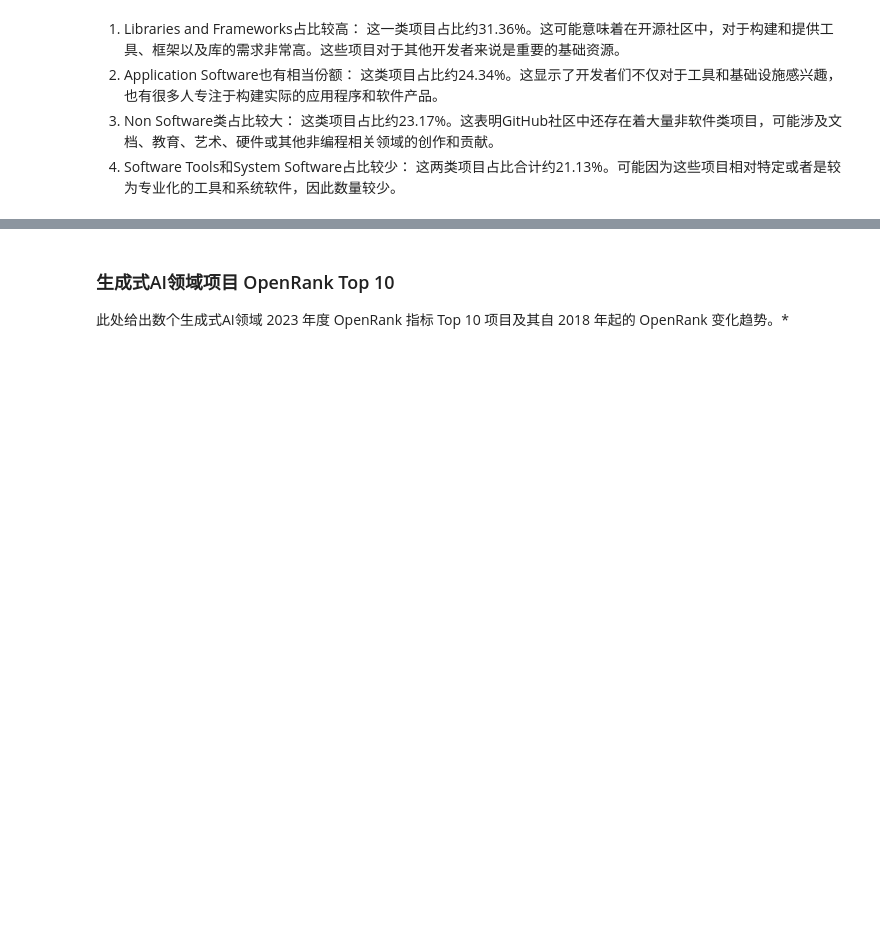
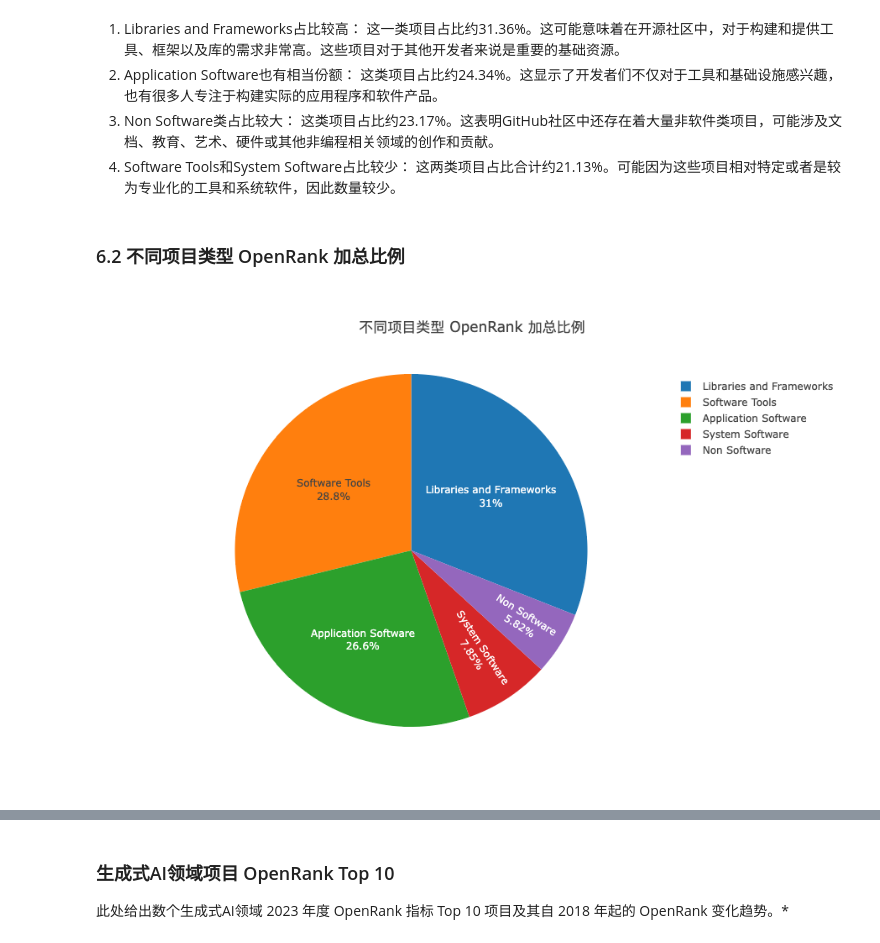
Before and after one commit to PureNatural/open-digger, a Jupyter notebook: notebook/China_open_source_techinical_report_2023.ipynb, the cells around one changed output, grey strips where cells are left out. Drawn from its saved outputs; the diff is of its cells as text; code cells hidden in the pictures; blank space fills up the shorter version.

```diff
--- a/notebook/China_open_source_techinical_report_2023.ipynb
+++ b/notebook/China_open_source_techinical_report_2023.ipynb
@@ -297,3 +297,26 @@ openDigger.index.activity.getRepoActivity({
 2. Application Software也有相当份额： 这类项目占比约24.34%。这显示了开发者们不仅对于工具和基础设施感兴趣，也有很多人专注于构建实际的应用程序和软件产品。
 3. Non Software类占比较大： 这类项目占比约23.17%。这表明GitHub社区中还存在着大量非软件类项目，可能涉及文档、教育、艺术、硬件或其他非编程相关领域的创作和贡献。
 4. Software Tools和System Software占比较少： 这两类项目占比合计约21.13%。可能因为这些项目相对特定或者是较为专业化的工具和系统软件，因此数量较少。
+# %% [markdown]
+### 6.2 不同项目类型 OpenRank 加总比例
+# %%
+openDigger.index.openrank.getRepoOpenrank({
+    labelUnion: [':application_domain'],
+    startYear: 2023, endYear: 2023, endMonth: 12,
+    groupBy: 'Domain-0',
+    groupTimeRange: 'year',
+    order: 'DESC',
+    limit: -1
+}).then(data => {
+    var data = data.filter(i => i.id.startsWith(':application_domain'));
+    openDigger.render.plotly([
+    {labels: data.map(item => item.name), values: data.map(item => item.openrank[0]),type:'pie', name: 'times', textinfo: "label+percent"}],
+    {
+        title: '不同项目类型 OpenRank 加总比例',
+        xaxis: {type: 'category'},
+        height: 600,
+        //width:1050,
+    });
+})
+# %% [output]
+[figure, added]
```
Also changed, not shown: parts of 38 cells of this notebook.
